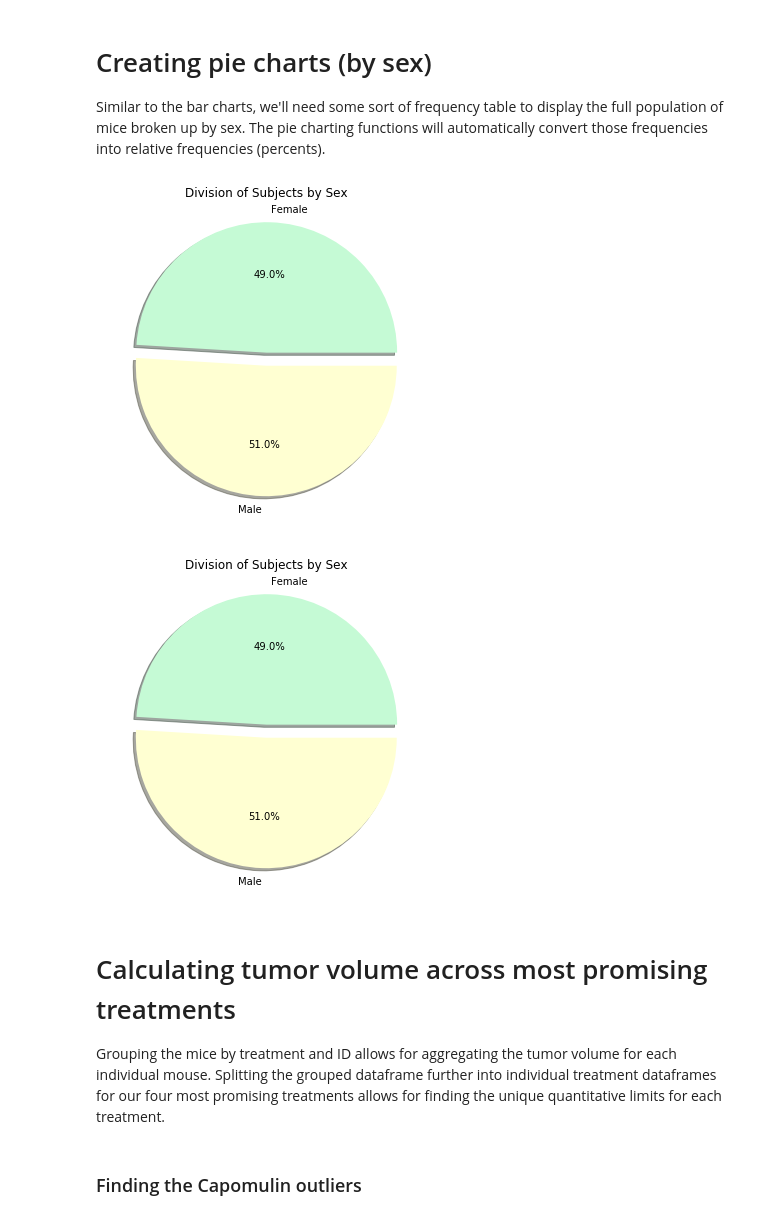
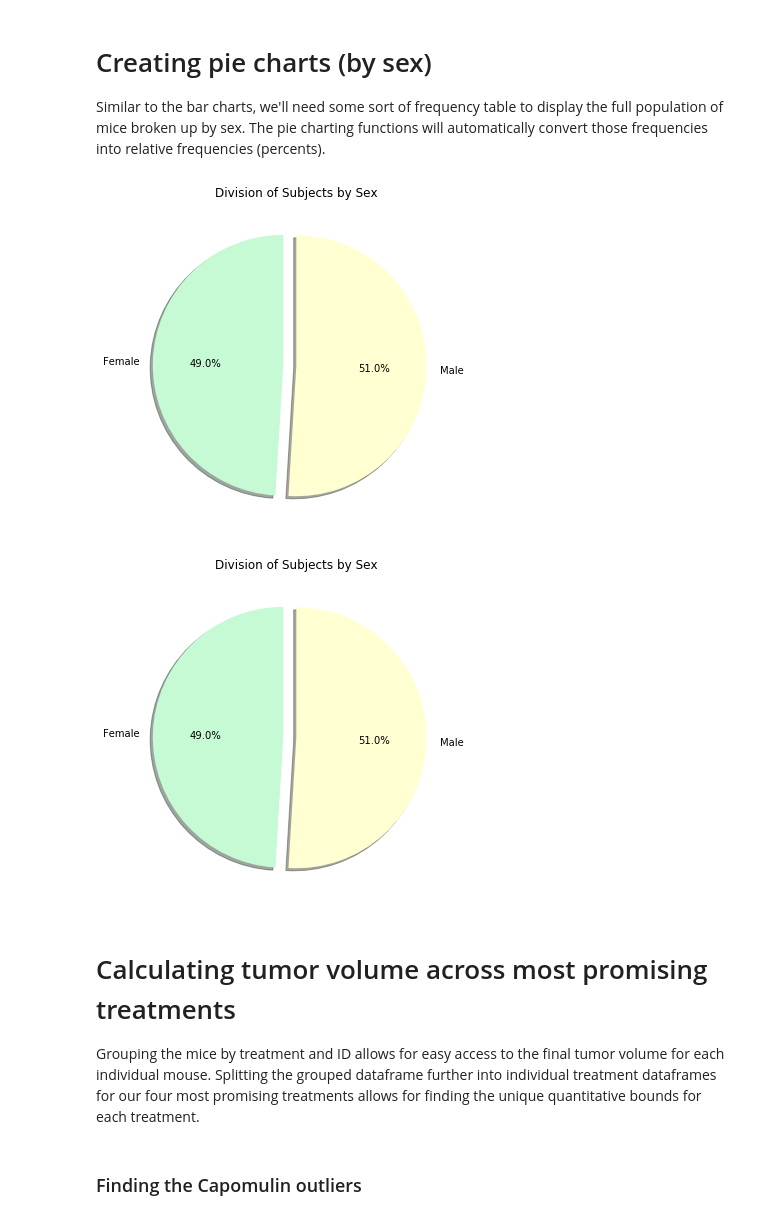
Before and after one commit to troypramsey/matplotlib-challenge, a Jupyter notebook: matplotlib-challenge.ipynb, the cells around one changed output. Drawn from its saved outputs; the diff is of its cells as text; code cells hidden in the pictures.

```diff
--- a/matplotlib-challenge.ipynb
+++ b/matplotlib-challenge.ipynb
@@ -173,24 +171,24 @@ labels = [x for x in sex_counts.index]
 pie_values = [x for x in sex_counts]
 # %%
 # Building and formatting pie chart using Pandas built-in pie chart
-sex_counts.plot.pie(figsize=(12,6), autopct='%1.1f%%', explode=(.1, 0), shadow=True, colors=('#c5fad5', '#ffffd2'))
+sex_counts.plot.pie(figsize=(12,6), autopct='%1.1f%%', explode=(.1, 0), shadow=True, colors=('#c5fad5', '#ffffd2'), startangle=90)
 plt.title('Division of Subjects by Sex')
 plt.ylabel('')
 plt.show()
 # %% [output]
-[figure, old version]
+[figure, new version]
 # %%
 # Building and formatting pie chart using Matplotlib
 plt.figure(figsize=(12,6))
-plt.pie(pie_values, labels=labels, autopct="%1.1f%%", explode=(.1,0), shadow=True, colors=('#c5fad5', '#ffffd2'))
+plt.pie(pie_values, labels=labels, autopct="%1.1f%%", explode=(.1,0), shadow=True, colors=('#c5fad5', '#ffffd2'), startangle=90)
 plt.title('Division of Subjects by Sex')
 plt.show()
 # %% [output]
-[figure, old version]
+[figure, new version]
 # %% [markdown]
 # Calculating tumor volume across most promising treatments
 
-Grouping the mice by treatment and ID allows for aggregating the tumor volume for each individual mouse. Splitting the grouped dataframe further into individual treatment dataframes for our four most promising treatments allows for finding the unique quantitative limits for each treatment.
+Grouping the mice by treatment and ID allows for easy access to the final tumor volume for each individual mouse. Splitting the grouped dataframe further into individual treatment dataframes for our four most promising treatments allows for finding the unique quantitative bounds for each treatment.
 # %%
 # Creating .groupby object to organize by treatment and mouse
 drug_mouse_group = mouse_cleaned.groupby(['Drug Regimen', 'Mouse ID'])
```
Also changed, not shown: parts of 16 cells of this notebook.
